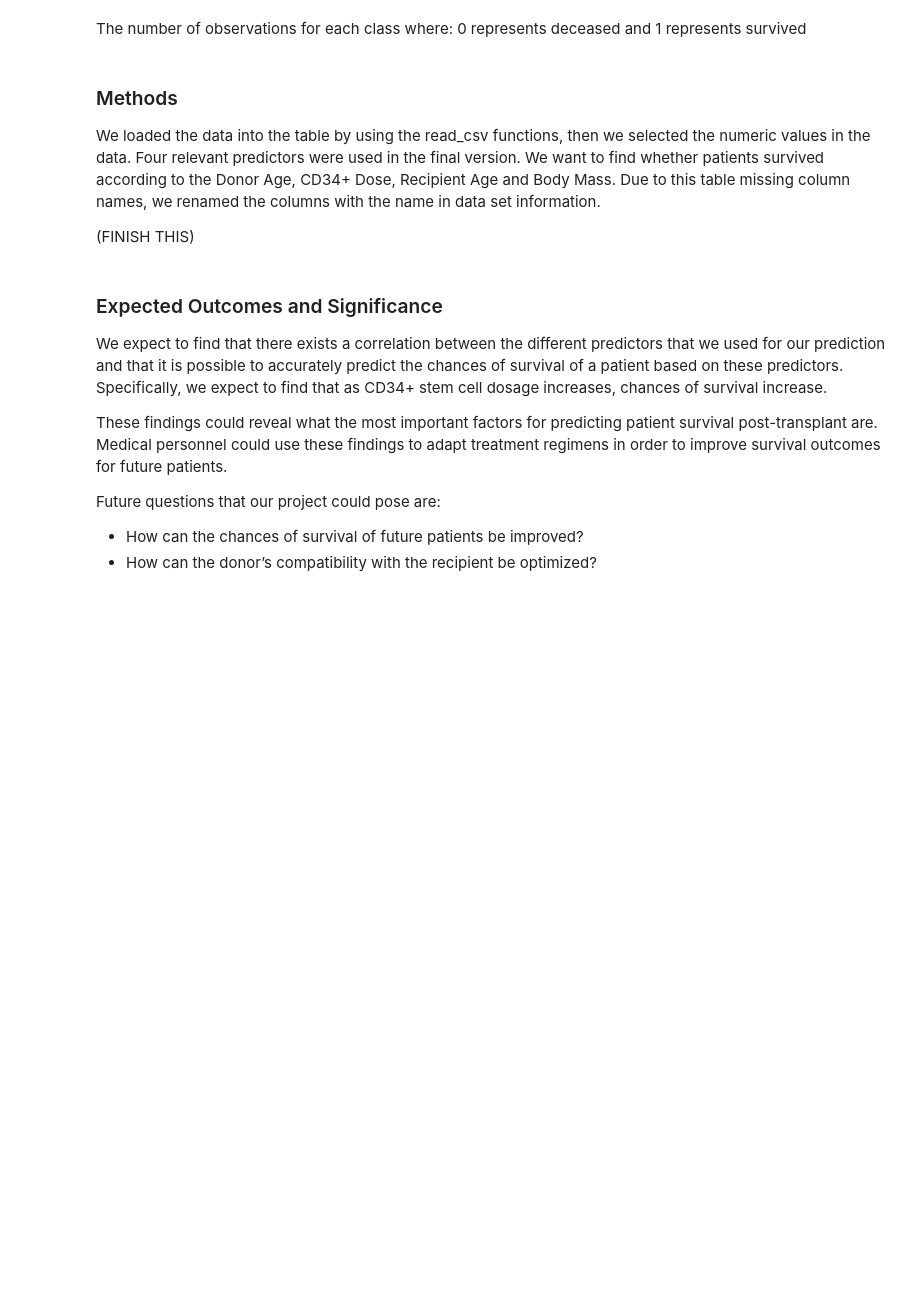
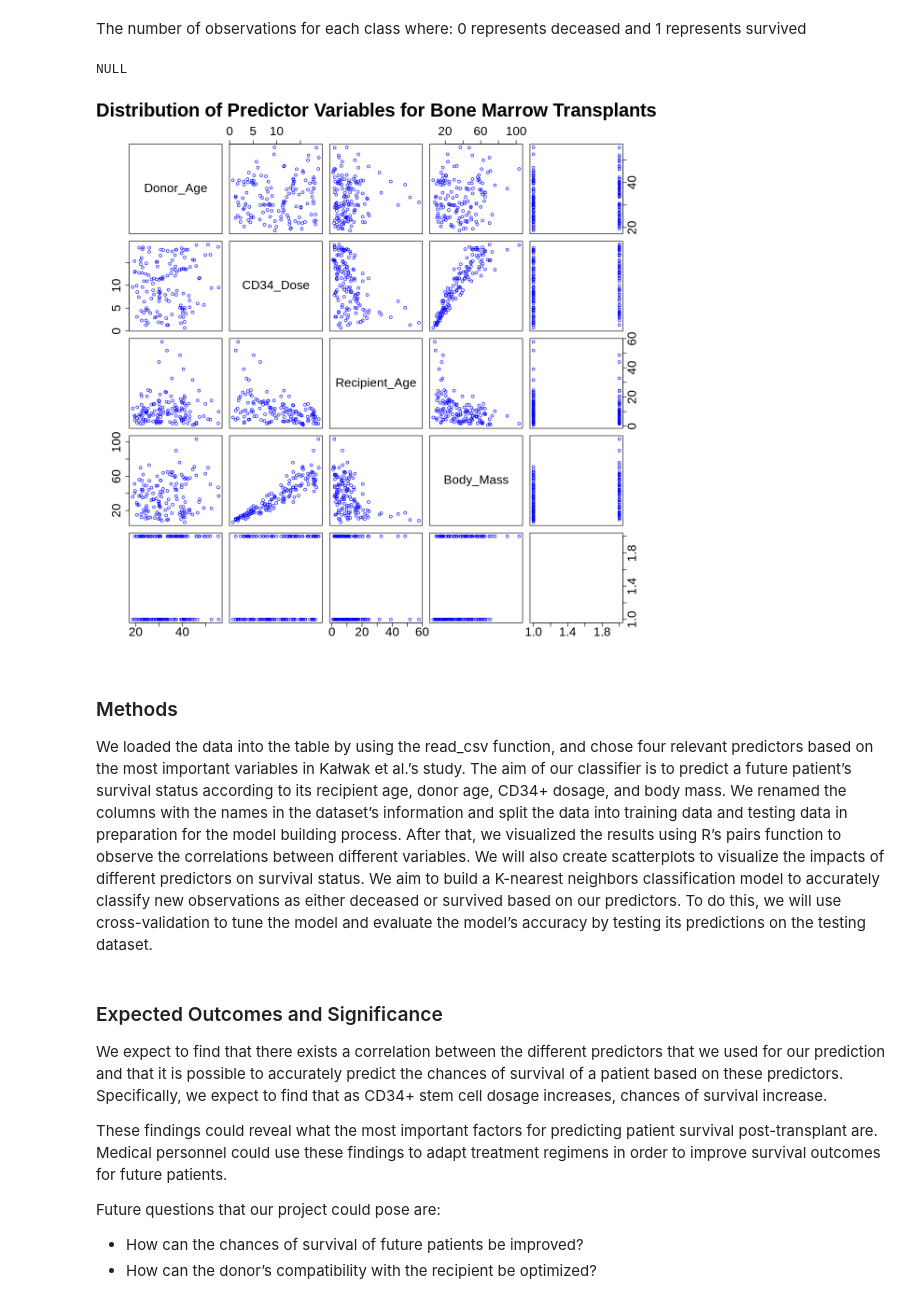
Before and after one commit to rishiiii3/dsci-100-2023S-group-67, a Jupyter notebook: Bone Marrow Analysis.ipynb, the cells around one changed output. Saved outputs shown, nothing was run; the diff lists cells and outputs as text; code cells hidden in the pictures; blank space fills up the shorter version.

```diff
--- a/Bone Marrow Analysis.ipynb
+++ b/Bone Marrow Analysis.ipynb
@@ -138,11 +145,23 @@ A tibble: 2 × 2
 # %% [markdown]
 The number of observations for each class where:
 0 represents deceased and 1 represents survived
+# %%
+#visualizing the data
+options(repr.plot.width = 10, repr.plot.height = 10)
+data_analysis_plot <- pairs(bone_marrow_train,
+                         col = "blue",
+                         labels = c("Donor_Age", "CD34_Dose", "Recipient_Age", "Body_Mass"),
+                         main = "Distribution of Predictor Variables for Bone Marrow Transplants",
+                         cex.labels = 2,
+                         cex.main = 2,
+                         cex.axis = 2)
+data_analysis_plot
+# %% [output]
+NULL
+[figure, added]
 # %% [markdown]
 ### Methods
-We loaded the data into the table by using the read_csv functions, then we selected the numeric values in the data. Four relevant predictors were used in the final version. We want to find whether patients survived according to the Donor Age, CD34+ Dose, Recipient Age and Body Mass. Due to this table missing column names, we renamed the columns with the name in data set information.
-
-(FINISH THIS)
+We loaded the data into the table by using the read_csv function, and chose four relevant predictors based on the most important variables in Kałwak et al.’s study. The aim of our classifier is to predict a future patient’s survival status according to its recipient age, donor age, CD34+ dosage, and body mass. We renamed the columns with the names in the dataset’s information and split the data into training data and testing data in preparation for the model building process. After that, we visualized the results using R’s pairs function to observe the correlations between different variables. We will also create scatterplots to visualize the impacts of different predictors on survival status. We aim to build a K-nearest neighbors classification model to accurately classify new observations as either deceased or survived based on our predictors. To do this, we will use cross-validation to tune the model and evaluate the model’s accuracy by testing its predictions on the testing dataset.
 # %% [markdown]
 ### Expected Outcomes and Significance
 
```
Also changed, not shown: parts of 7 cells of this notebook.
